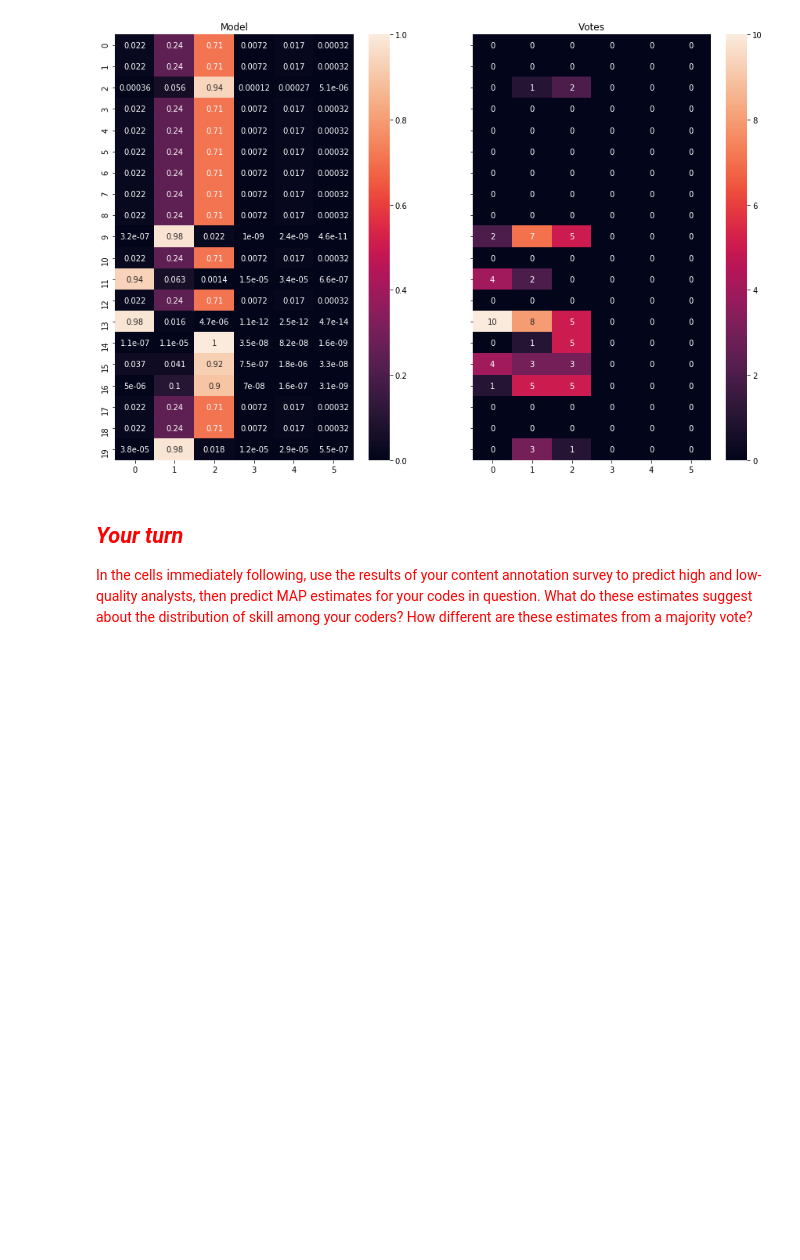
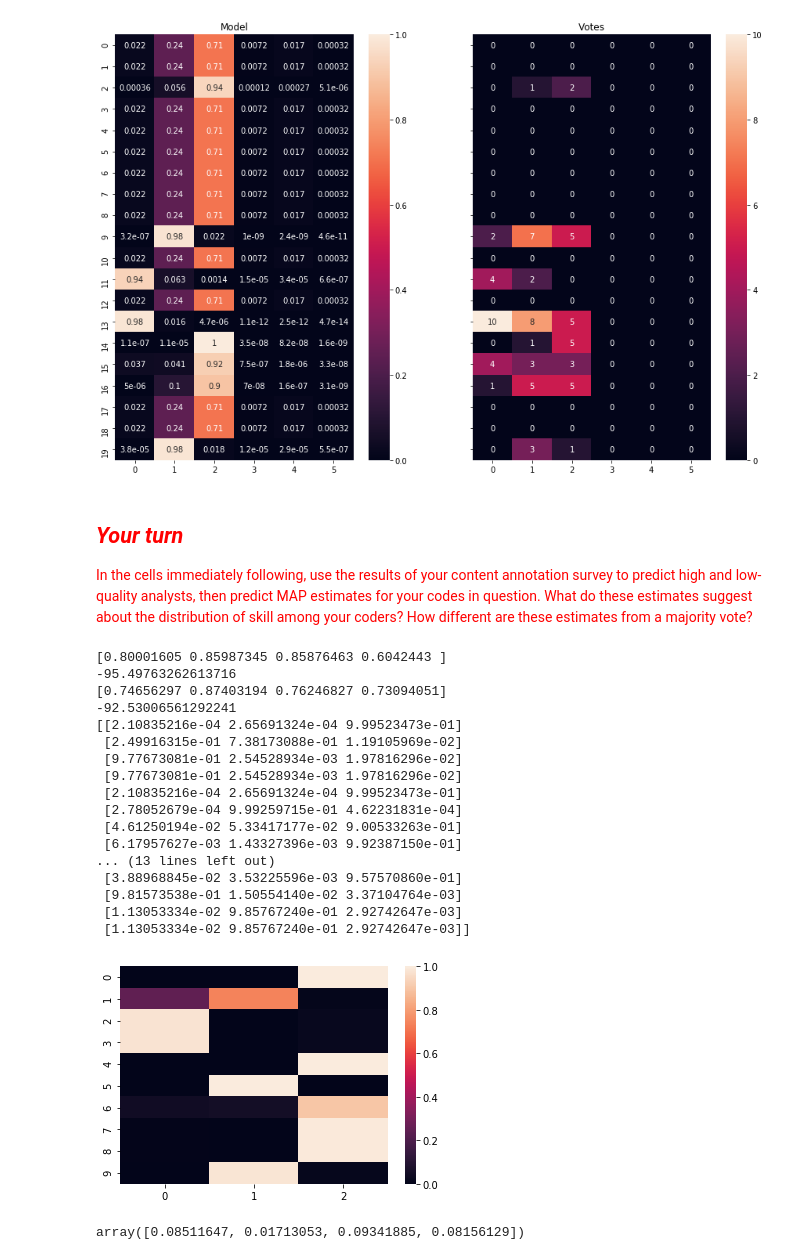
Before and after one commit to laurenjli/Content-Analysis-2020, a Jupyter notebook: week-2/2-Reliability.ipynb, the cells around one changed output. Saved outputs shown, nothing was run; the diff lists cells and outputs as text; code cells hidden in the pictures; blank space fills up the shorter version.

```diff
--- a/week-2/2-Reliability.ipynb
+++ b/week-2/2-Reliability.ipynb
@@ -1074,23 +1072,42 @@ makeQuestionComparison(model_hot, anno_hot)
 <span style="color:red">In the cells immediately following, use the results of your content annotation survey to predict high and low-quality analysts, then predict MAP estimates for your codes in question. What do these estimates suggest about the distribution of skill among your coders? How different are these estimates from a majority vote?
 # %%
 # create a new instance of model B, with 4 label classes and 8 annotators.
-model = ModelBt.create_initial_state(4, 8)
+model = ModelBt.create_initial_state(3,4)
 print(model.theta)
 print(model.log_likelihood(anno.annotations))
 
 model.map(anno.annotations)
 print(model.theta)
 print(model.log_likelihood(anno.annotations))
 
 posterior = model.infer_labels(anno.annotations)
 print(posterior)
 
 #Let's visualize the posterior of the first 10 samples according to ModelBt.
 
 ax = seaborn.heatmap(posterior[:10,])
 plt.show()
 
 #The property of these scores is that they enable us to identify the most likely code assuming coders of unequal quality, which also allows us to break ties when we know coder identity. For some analyses, we may simply use the posterior themselves rather than the most probably code outcome.
+# %% [output]
+[0.80001605 0.85987345 0.85876463 0.6042443 ]
+-95.49763262613716
+[0.74656297 0.87403194 0.76246827 0.73094051]
+-92.53006561292241
+[[2.10835216e-04 2.65691324e-04 9.99523473e-01]
+ [2.49916315e-01 7.38173088e-01 1.19105969e-02]
+ [9.77673081e-01 2.54528934e-03 1.97816296e-02]
+ [9.77673081e-01 2.54528934e-03 1.97816296e-02]
+ [2.10835216e-04 2.65691324e-04 9.99523473e-01]
+ [2.78052679e-04 9.99259715e-01 4.62231831e-04]
+ [4.61250194e-02 5.33417177e-02 9.00533263e-01]
+ [6.17957627e-03 1.43327396e-03 9.92387150e-01]
+... (13 lines left out)
+ [3.88968845e-02 3.53225596e-03 9.57570860e-01]
+ [9.81573538e-01 1.50554140e-02 3.37104764e-03]
+ [1.13053334e-02 9.85767240e-01 2.92742647e-03]
+ [1.13053334e-02 9.85767240e-01 2.92742647e-03]]
+[figure, added]
 # %%
 #coder accuracy
 #Pyanno provides a [graphical user interface](http://docs.enthought.com/uchicago-pyanno/user_guide.html) for making plots. However, it is not compatible with ipython notebooks. Nevertheless, nothing prevents us from making plots using matplotlib. Let's make a plot of the accuracy of each annotator inferred from ModelA.
@@ -1106,0 +1121,4 @@ plt.show()
+# %%
+y_ci
+# %% [output]
+array([0.08511647, 0.01713053, 0.09341885, 0.08156129])
```
Also changed, not shown: parts of 7 cells of this notebook.
